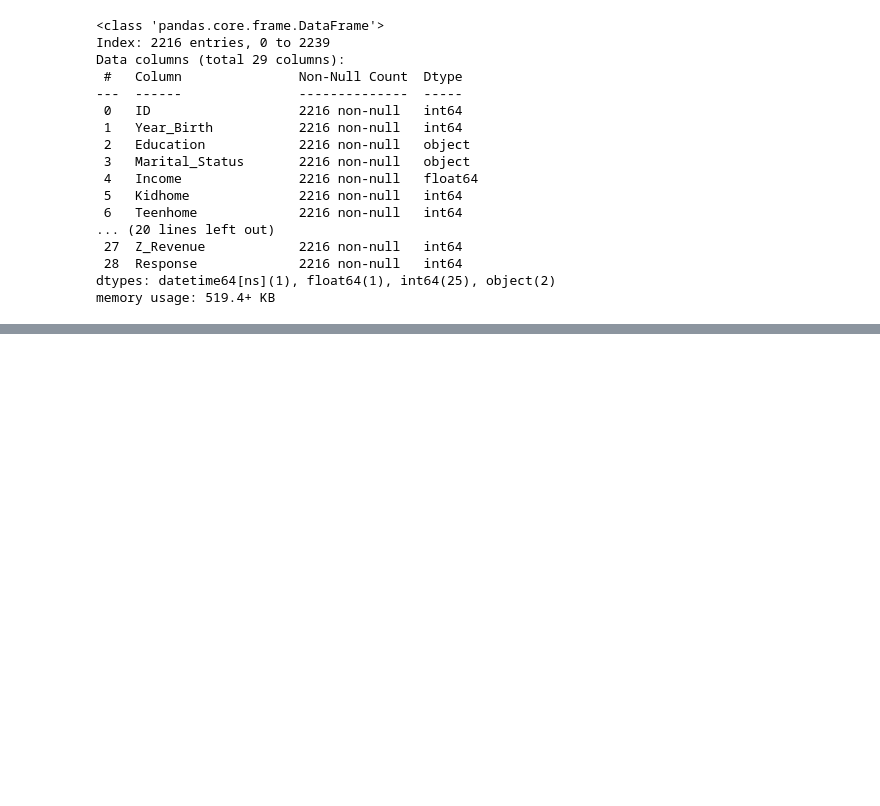
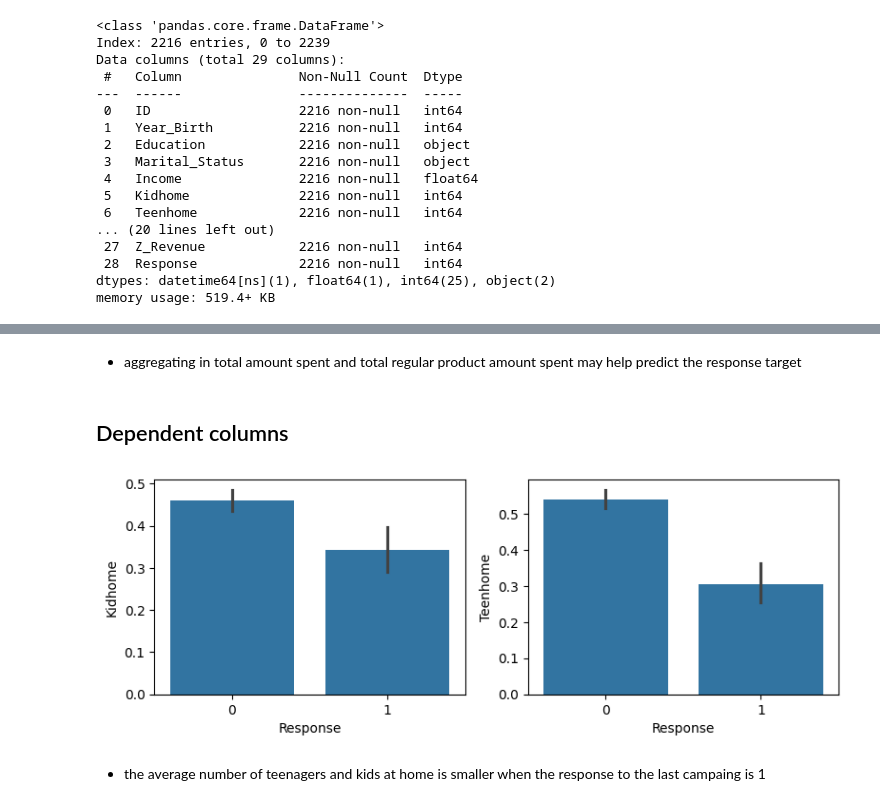
Before and after one commit to igornunespatricio/Clustering-Data-Analyst-iFood, a Jupyter notebook: notebooks/eda.ipynb, the cells around one changed output, grey strips where cells are left out. Drawn from its saved outputs; the diff is of its cells as text; code cells hidden in the pictures; blank space fills up the shorter version.

```diff
--- a/notebooks/eda.ipynb
+++ b/notebooks/eda.ipynb
@@ -101,0 +199,17 @@ df['Age'] = df['Dt_Customer'].dt.year.max() - df['Year_Birth']
+# %% [markdown]
+- aggregating in total amount spent and total regular product amount spent may help predict the response target
+# %% [markdown]
+## Dependent columns
+# %%
+fig, ax = plt.subplots(nrows=1, ncols=2, figsize=(8,3), tight_layout=True)
+
+ax = ax.flatten()
+
+sns.barplot(data=df, x='Response', y='Kidhome', ax=ax[0])
+sns.barplot(data=df, x='Response', y='Teenhome', ax=ax[1])
+
+plt.show()
+# %% [output]
+[figure, added]
+# %% [markdown]
+- the average number of teenagers and kids at home is smaller when the response to the last campaing is 1
```
Also changed, not shown: parts of 49 cells of this notebook, 4 other files.
